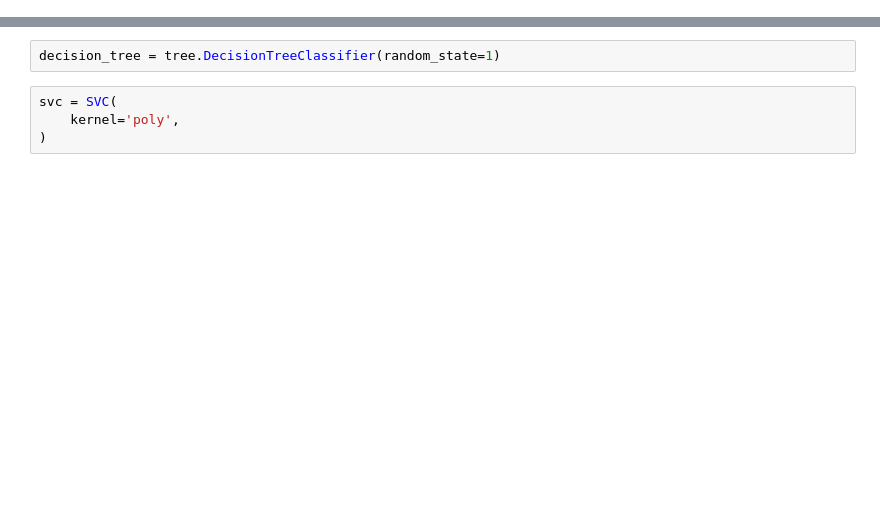
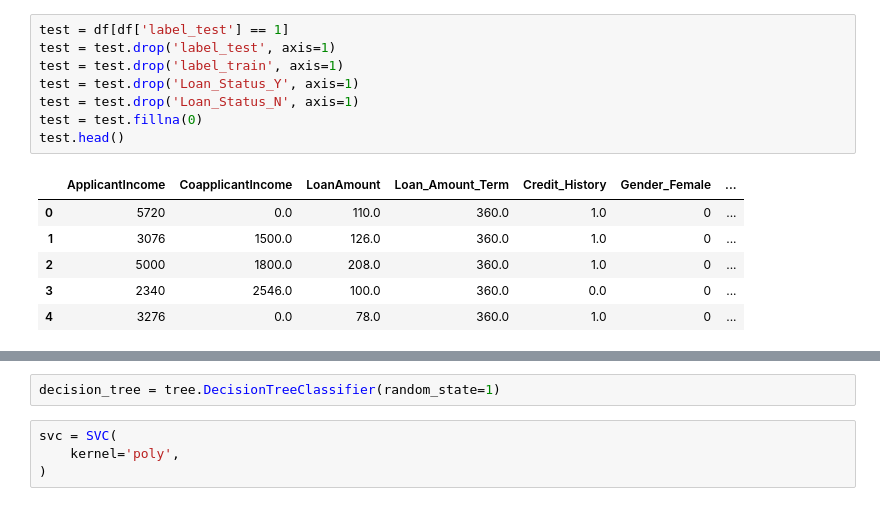
Before and after one commit to proafxin/ensemble-learning, a Jupyter notebook: comparison.ipynb, the cells around one changed output, grey strips where cells are left out. Drawn from its saved outputs; the diff is of its cells as text; blank space fills up the shorter version.

```diff
--- a/comparison.ipynb
+++ b/comparison.ipynb
@@ -90,0 +53,15 @@ test.head()
+# %%
+test = df[df['label_test'] == 1]
+test = test.drop('label_test', axis=1)
+test = test.drop('label_train', axis=1)
+test = test.drop('Loan_Status_Y', axis=1)
+test = test.drop('Loan_Status_N', axis=1)
+test = test.fillna(0)
+test.head()
+# %% [output]
+|  | ApplicantIncome | CoapplicantIncome | LoanAmount | Loan_Amount_Term | Credit_History | Gender_Female | ... |
+| 0 | 5720 | 0.0 | 110.0 | 360.0 | 1.0 | 0 | ... |
+| 1 | 3076 | 1500.0 | 126.0 | 360.0 | 1.0 | 0 | ... |
+| 2 | 5000 | 1800.0 | 208.0 | 360.0 | 1.0 | 0 | ... |
+| 3 | 2340 | 2546.0 | 100.0 | 360.0 | 0.0 | 0 | ... |
+| 4 | 3276 | 0.0 | 78.0 | 360.0 | 1.0 | 0 | ... |
```
Also changed, not shown: parts of 33 cells of this notebook.
